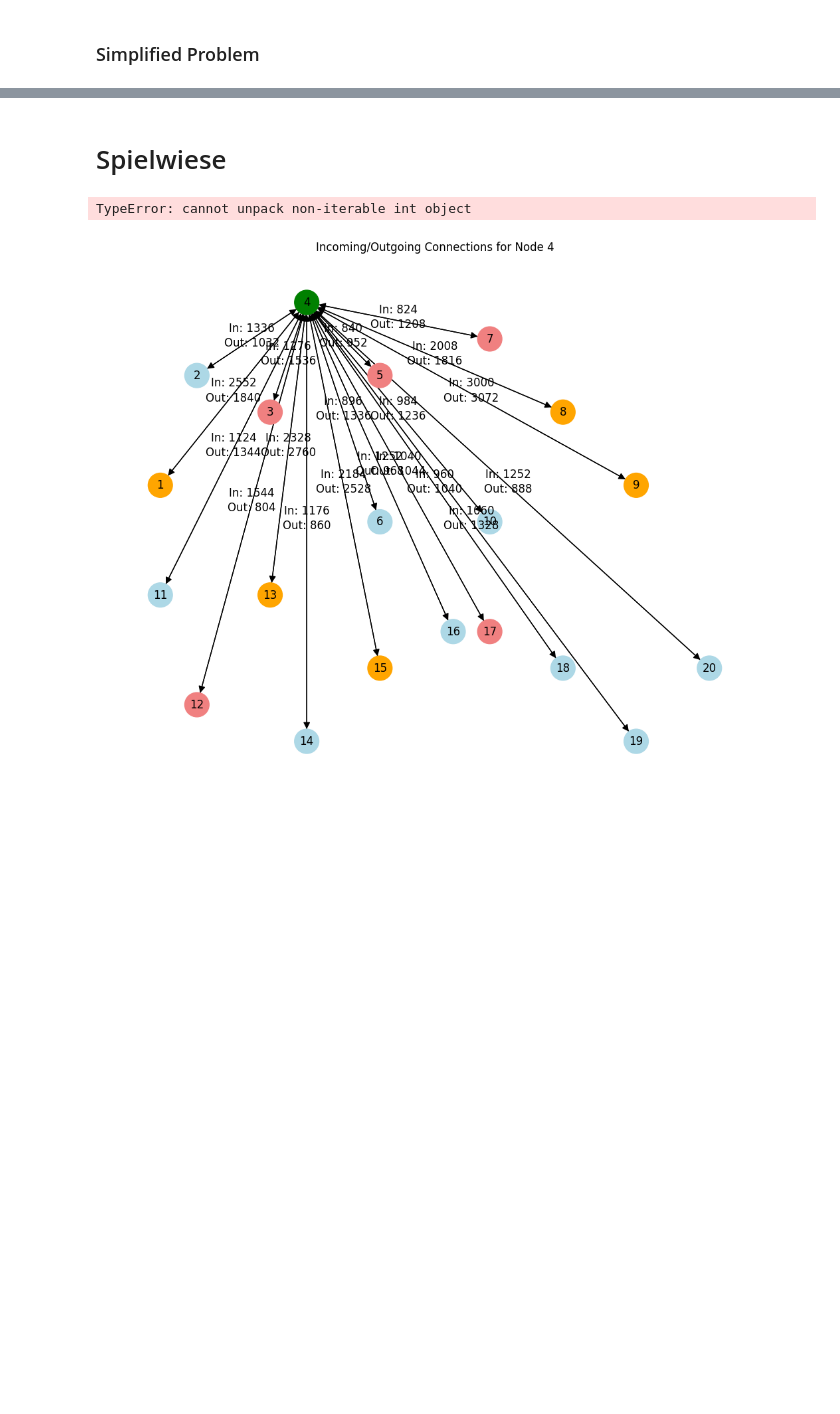
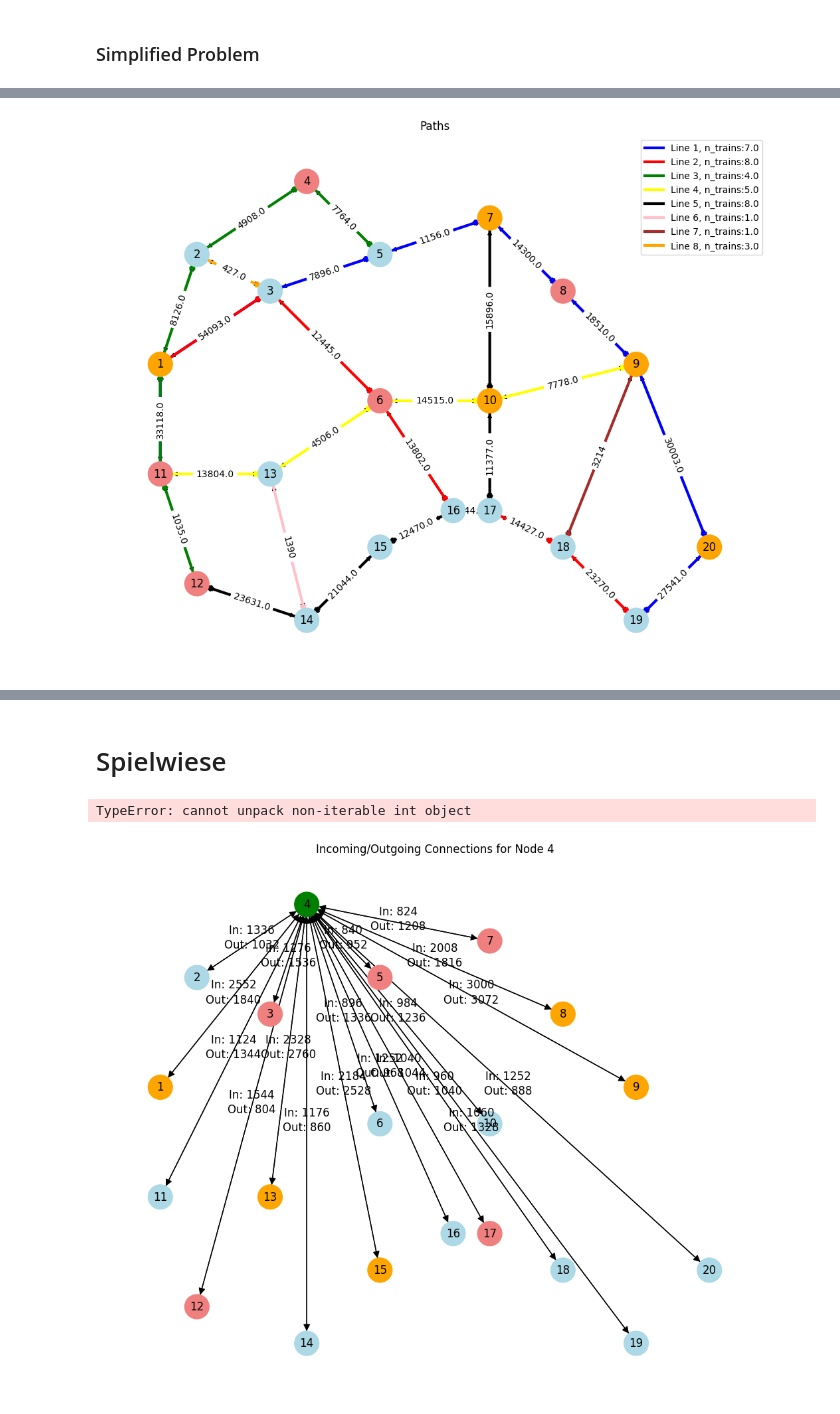
Before and after one commit to schmeti/uc3m_optimization_project, a Jupyter notebook: main.ipynb, the cells around one changed output, grey strips where cells are left out. Drawn from its saved outputs; the diff is of its cells as text; code cells hidden in the pictures; blank space fills up the shorter version.

```diff
--- a/main.ipynb
+++ b/main.ipynb
@@ -575,0 +627,47 @@ model_trainlines.pprint()
+# %%
+arc_capacity = {}
+for (i, j) in model.arcs:
+    total_capacity = 0
+    for l in model.lines_range:
+        if (l, i, j) in model.lines:
+            total_capacity = total_capacity+ value(model.x[l]) * model.capacity_per_train
+    arc_capacity[(i, j)] = total_capacity
+
+for (i,j) in list(arc_capacity.keys()):
+    if arc_capacity[(i,j)] == 0:
+        arc_capacity[(i, j)] = arc_capacity[(j,i)]
+# %%
+line_colors = {
+    1: 'blue',
+    2: 'red',
+    3: 'green',
+    4: 'yellow',
+    5: 'black',
+    6: 'pink',
+    7: 'brown',
+    8: 'orange'
+}
+
+test = 'abc'
+edge_labels = {(i, j): f"{arc_capacity[(i,j)] - arc_demand[(i,j)]}" for (i,j) in connections}
+
+G_closest = nx.DiGraph()
+G_closest.add_edges_from(connections)
+
+plt.figure(figsize=(10, 8))
+nx.draw(G_closest, pos=positions, with_labels=True, node_size=700, node_color=node_colors)
+
+for line, edges in lines.items():
+    nx.draw_networkx_edges(G_closest, pos=positions, edgelist=edges, edge_color=line_colors[line], width=3)
+
+nx.draw_networkx_edge_labels(G_closest, pos=positions, edge_labels=edge_labels, font_size=10)
+
+# Create legend entries
+legend_elements = [Line2D([0], [0], color=color, lw=3, label=f'Line {line}, n_trains:{model.x[line].value}') for line, color in line_colors.items()]
+plt.legend(handles=legend_elements, loc='best')
+
+
+plt.title("Paths")
+plt.show()
+# %% [output]
+[figure, added]
```
Also changed, not shown: parts of 21 cells of this notebook.
